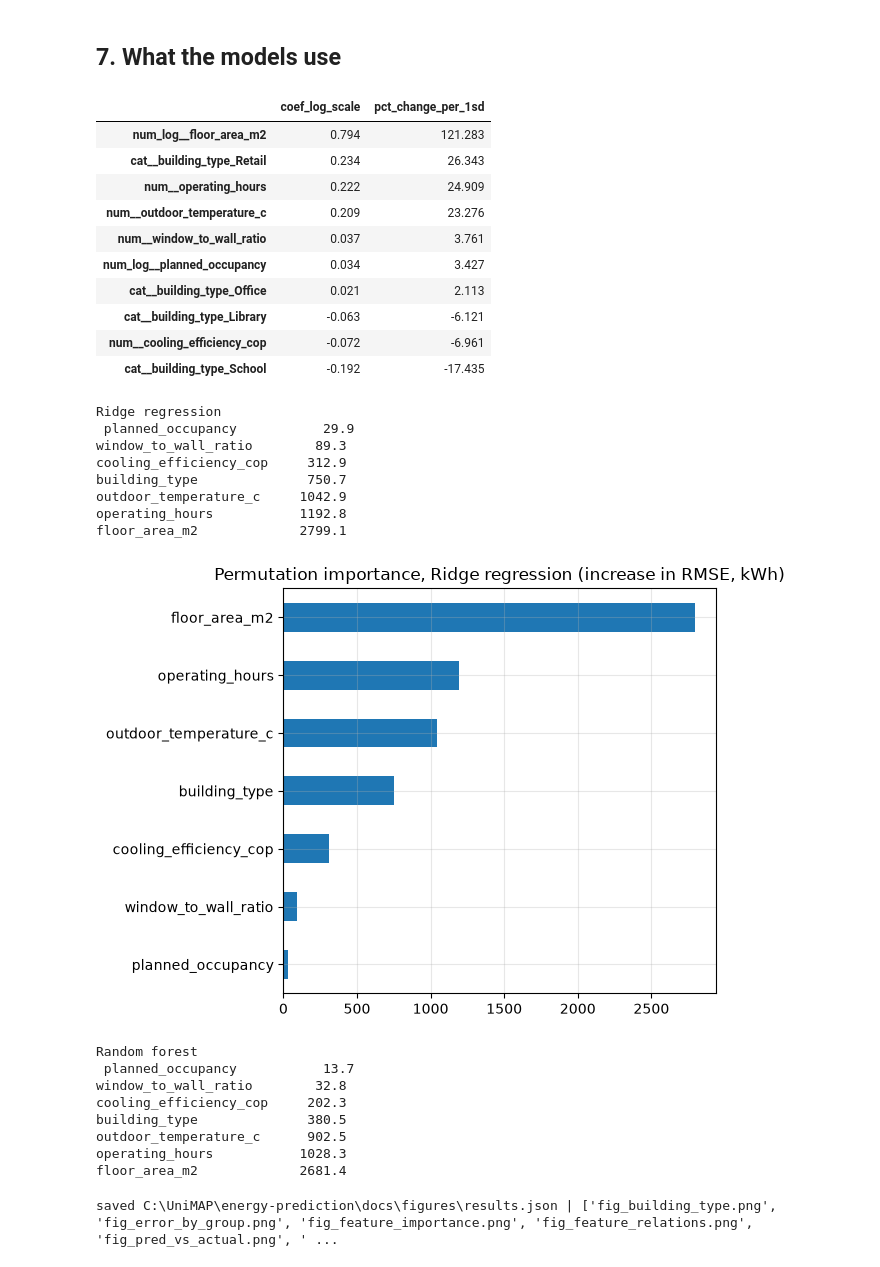
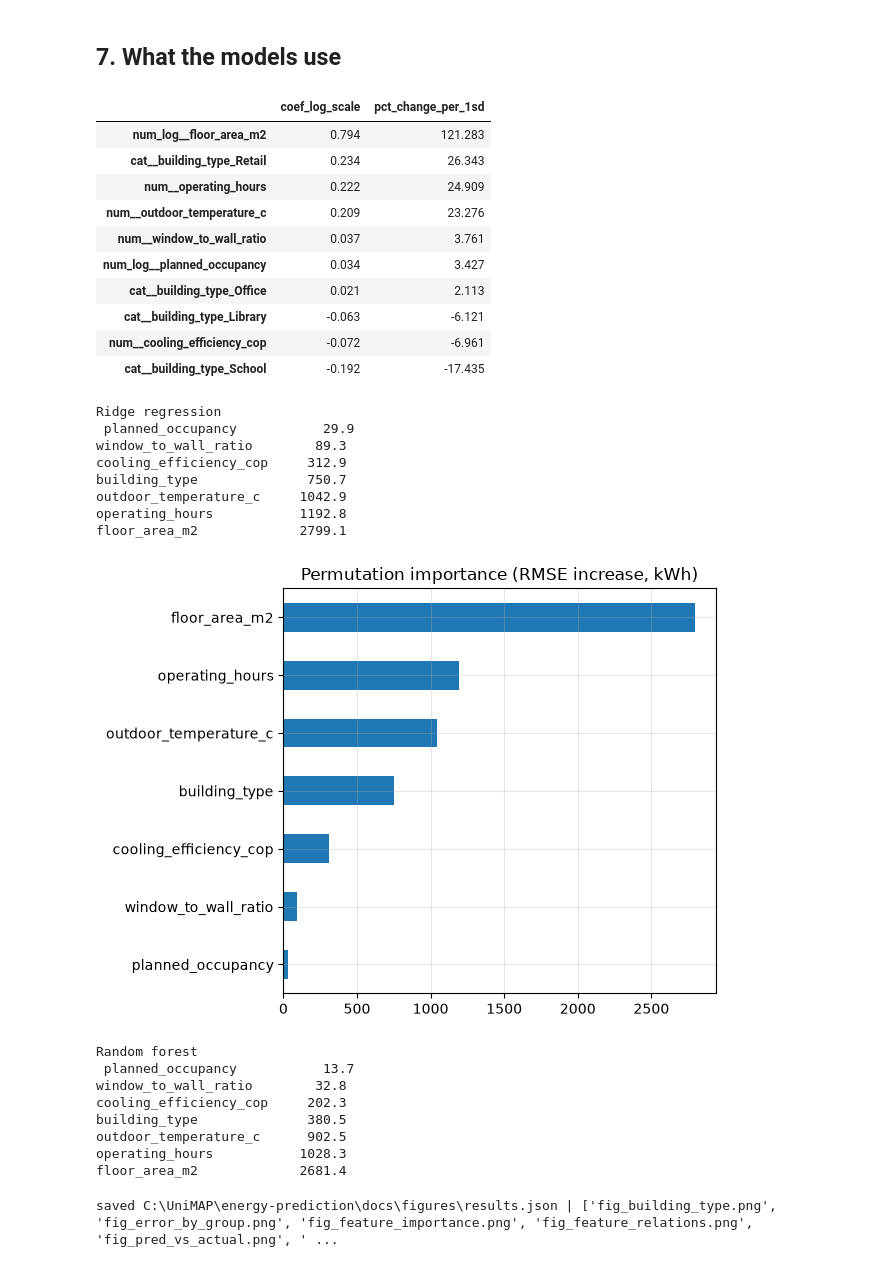
Before and after one commit to kitthakarn-sawasdipab/AI-Project, a Jupyter notebook: notebooks/analysis.ipynb, the cells around one changed output. Drawn from its saved outputs; the diff is of its cells as text; code cells hidden in the pictures.

```diff
--- a/notebooks/analysis.ipynb
+++ b/notebooks/analysis.ipynb
@@ -328,35 +328,35 @@ if hasattr(mdl, "regressor_") and hasattr(mdl.regressor_, "coef_"):
     out = pd.DataFrame({"coef_log_scale": coef, "pct_change_per_1sd": eff}).sort_values("coef_log_scale", ascending=False)
     display(out.round(3)); RES["ridge_coefficients"] = out.round(4).to_dict(orient="index")
 for nm in [sel, other]:
     samp = te
     pi = permutation_importance(fitted[nm][0], samp[config.FEATURES], samp[T], n_repeats=20, random_state=config.SEED,
                                 scoring="neg_root_mean_squared_error")
     imp = pd.Series(pi.importances_mean, index=config.FEATURES).sort_values()
     RES[f"permutation_importance_{'selected' if nm == sel else 'other'}"] = imp.round(1).to_dict()
     print(nm, "\n", imp.round(1).to_string())
     if nm == sel:
-        imp.plot.barh(title=f"Permutation importance, {nm} (increase in RMSE, kWh)"); save("fig_feature_importance")
+        imp.plot.barh(title="Permutation importance (RMSE increase, kWh)"); save("fig_feature_importance")
 # %% [output]
 |  | coef_log_scale | pct_change_per_1sd |
 | num_log__floor_area_m2 | 0.794 | 121.283 |
 | cat__building_type_Retail | 0.234 | 26.343 |
 | num__operating_hours | 0.222 | 24.909 |
 | num__outdoor_temperature_c | 0.209 | 23.276 |
 | num__window_to_wall_ratio | 0.037 | 3.761 |
 | num_log__planned_occupancy | 0.034 | 3.427 |
 | cat__building_type_Office | 0.021 | 2.113 |
 | cat__building_type_Library | -0.063 | -6.121 |
 | num__cooling_efficiency_cop | -0.072 | -6.961 |
 | cat__building_type_School | -0.192 | -17.435 |
 Ridge regression
  planned_occupancy           29.9
 window_to_wall_ratio        89.3
 cooling_efficiency_cop     312.9
 building_type              750.7
 outdoor_temperature_c     1042.9
 operating_hours           1192.8
 floor_area_m2             2799.1
-[figure, old version]
+[figure, new version]
 Random forest
  planned_occupancy           13.7
 window_to_wall_ratio        32.8
```
Also changed, not shown: parts of 1 cell of this notebook, 16 other files.
